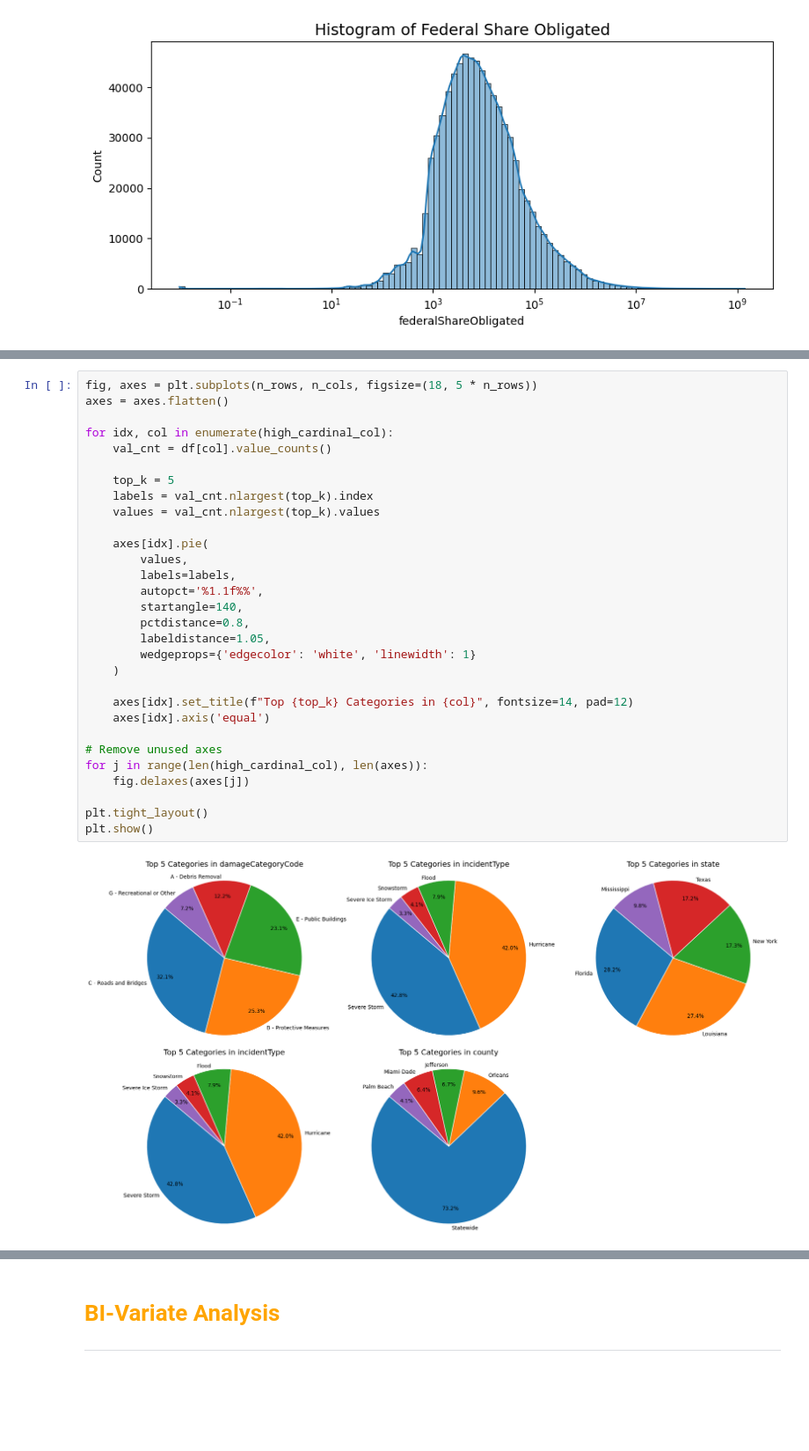
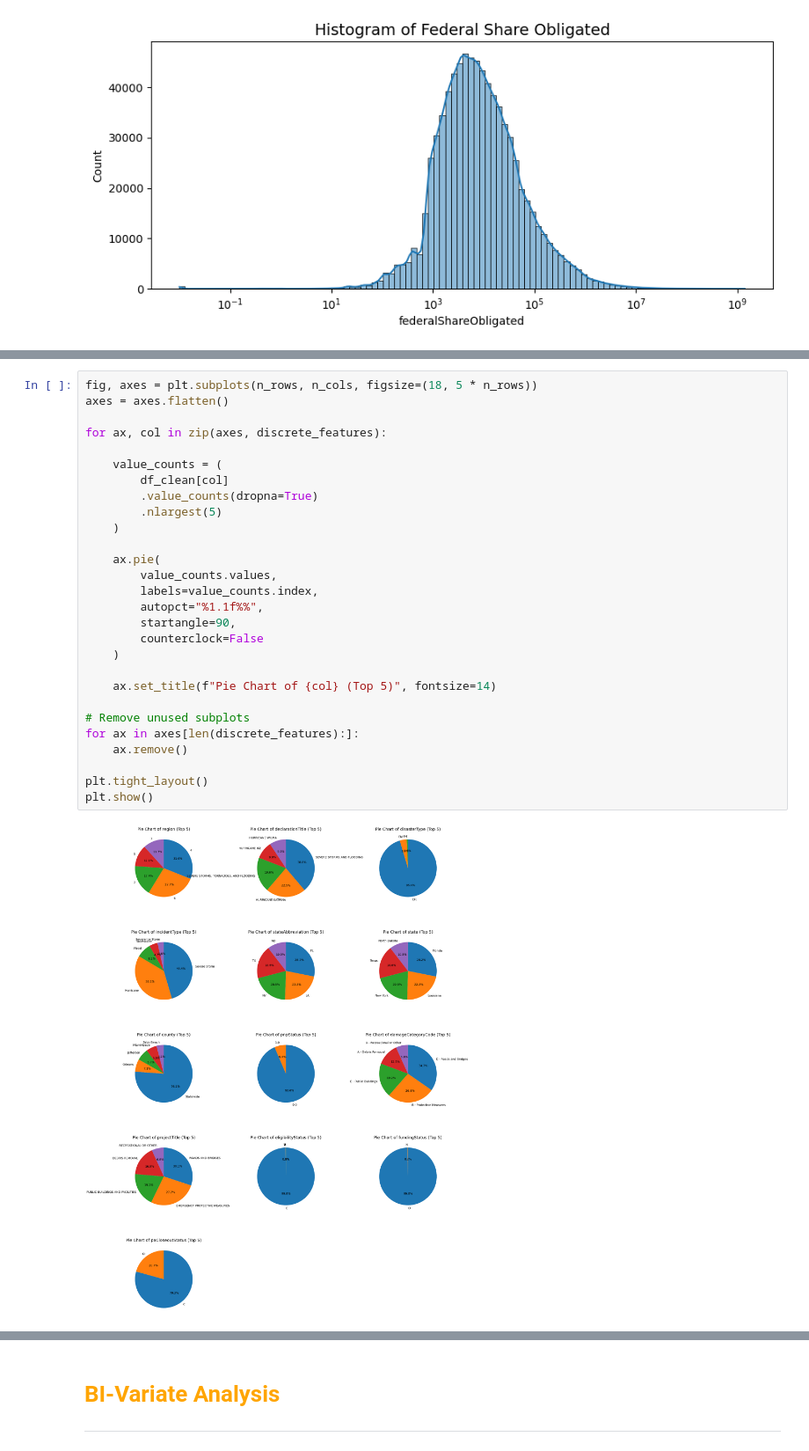
Before and after one commit to Aryan-Kaisth/Catastrophe_Risk_Estimation_Quantile_Based, a Jupyter notebook: notebooks/EDA.ipynb, the cells around one changed output, grey strips where cells are left out. Shown at 88% size. Cells and saved outputs as stored; diff of their text form; blank space fills up the shorter version.

```diff
--- a/notebooks/EDA.ipynb
+++ b/notebooks/EDA.ipynb
@@ -341,32 +326,30 @@ Name: count, dtype: int64
-# %%
-fig, axes = plt.subplots(n_rows, n_cols, figsize=(18, 5 * n_rows))
-axes = axes.flatten()
-
-for idx, col in enumerate(high_cardinal_col):
-    val_cnt = df[col].value_counts()
-
-    top_k = 5
-    labels = val_cnt.nlargest(top_k).index
-    values = val_cnt.nlargest(top_k).values
-
-    axes[idx].pie(
-        values,
-        labels=labels,
-        autopct='%1.1f%%',
-        startangle=140,
-        pctdistance=0.8,
-        labeldistance=1.05,
-        wedgeprops={'edgecolor': 'white', 'linewidth': 1}
-    )
-
-    axes[idx].set_title(f"Top {top_k} Categories in {col}", fontsize=14, pad=12)
-    axes[idx].axis('equal')
-
-# Remove unused axes
-for j in range(len(high_cardinal_col), len(axes)):
-    fig.delaxes(axes[j])
-
-plt.tight_layout()
-plt.show()
-# %% [output]
-[figure, removed]
+# %%
+fig, axes = plt.subplots(n_rows, n_cols, figsize=(18, 5 * n_rows))
+axes = axes.flatten()
+
+for ax, col in zip(axes, discrete_features):
+
+    value_counts = (
+        df_clean[col]
+        .value_counts(dropna=True)
+        .nlargest(5)
+    )
+
+    ax.pie(
+        value_counts.values,
+        labels=value_counts.index,
+        autopct="%1.1f%%",
+        startangle=90,
+        counterclock=False
+    )
+
+    ax.set_title(f"Pie Chart of {col} (Top 5)", fontsize=14)
+
+# Remove unused subplots
+for ax in axes[len(discrete_features):]:
+    ax.remove()
+
+plt.tight_layout()
+plt.show()
+# %% [output]
+[figure, added]
```
Also changed, not shown: parts of 32 cells of this notebook.
